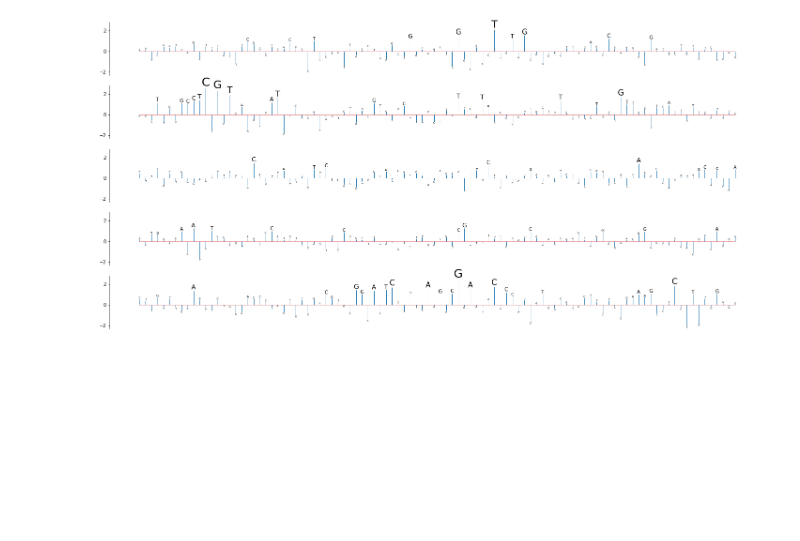
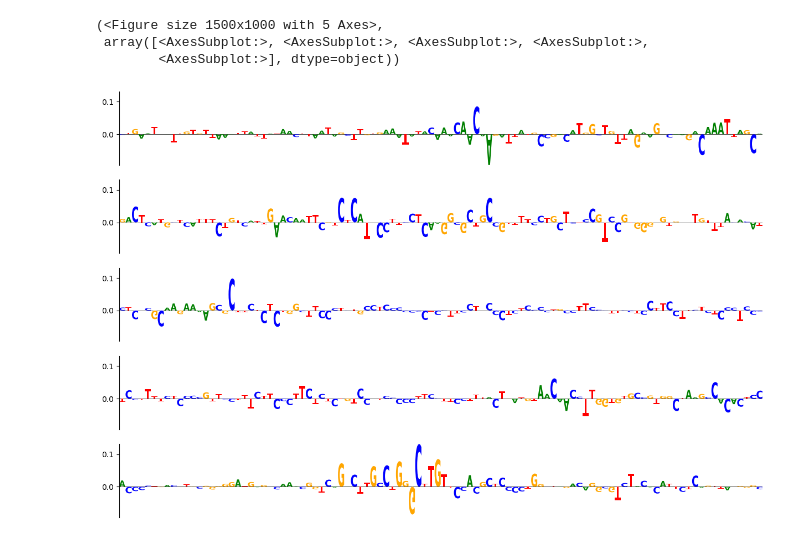
Before and after one commit to deeprob/starrseq_results, a Jupyter notebook: 4_ml_classification_fragment_category/notebooks/1_resnet_tracks.ipynb, the cells around one changed output. Cells and saved outputs as stored; diff of their text form; code cells hidden in the pictures; blank space fills up the shorter version.

```diff
--- a/4_ml_classification_fragment_category/notebooks/1_resnet_tracks.ipynb
+++ b/4_ml_classification_fragment_category/notebooks/1_resnet_tracks.ipynb
@@ -41,29 +12,0 @@ score_df
-# %%
-score_idx = -10
-
-chrm, start, end = score_df.iloc[score_idx].loc[["chrm", "start", "end"]].values
-attr_idx = score_df.iloc[score_idx].name
-seq = list(genome.get_seq(chrm, start, end))
-
-
-nrows=5
-bp_per_row=len(seq)//nrows
-
-fig, ax = plt.subplots(nrows, 1, figsize=(25, 12), sharey=True)
-
-start = 0
-for row in range(nrows):
-    for i in range(start, start + bp_per_row):
-        m = max(0.5, attr_arr[attr_idx][i])
-        m = min(3, m)
-        va = "bottom" if attr_arr[attr_idx][i]>0 else "top"
-        ax[row].text(i-start, attr_arr[attr_idx][i], seq[i], va=va, ha="center", fontsize=10*m)
-
-    markers,stems,base = ax[row].stem(range(bp_per_row), attr_arr[attr_idx][start:start+bp_per_row], markerfmt=" ")
-    plt.setp(stems, 'linewidth', 1)
-    plt.setp(base, 'linewidth', 0.5)
-    ax[row].spines[['right', 'top', "bottom"]].set_visible(False)
-    ax[row].xaxis.set_visible(False)
-    start += bp_per_row
-# %% [output]
-[figure, removed]
@@ -69,0 +57,20 @@ for row in range(nrows):
+# %%
+nlinear_pred_df, nlinear_seq_arr, nlinear_loc_arr = read_pred_files(nlinear_pred_file, nlinear_seq_arr_file, nlinear_loc_arr_file)
+# %%
+top_pred_idxs = nlinear_pred_df.loc[(nlinear_pred_df.ytarget==1)&(nlinear_pred_df.ypred>0.99)].sort_values("ypred", ascending=False).index
+# %%
+def get_seq_info(idx, reverse=False):
+    chrm, start, end = nlinear_pred_df.iloc[idx].loc[["chrm", "start", "end"]].values
+    seq = list(genome.get_seq(chrm, start, end))
+    if reverse:
+        seq = get_complement(seq)
+    seq_attr = nlinear_seq_arr[idx]
+    return seq, seq_attr, (chrm, start, end)
+# %%
+s, sa, (chrm, start, end) = get_seq_info(top_pred_idxs[15]) # good examples 2,5,6,7,11,14 ; very good 8,
+create_seqattr_figure(s, sa)
+# %% [output]
+(<Figure size 1500x1000 with 5 Axes>,
+ array([<AxesSubplot:>, <AxesSubplot:>, <AxesSubplot:>, <AxesSubplot:>,
+        <AxesSubplot:>], dtype=object))
+[figure, added]
```
Also changed, not shown: parts of 8 cells of this notebook, 3 other files.
